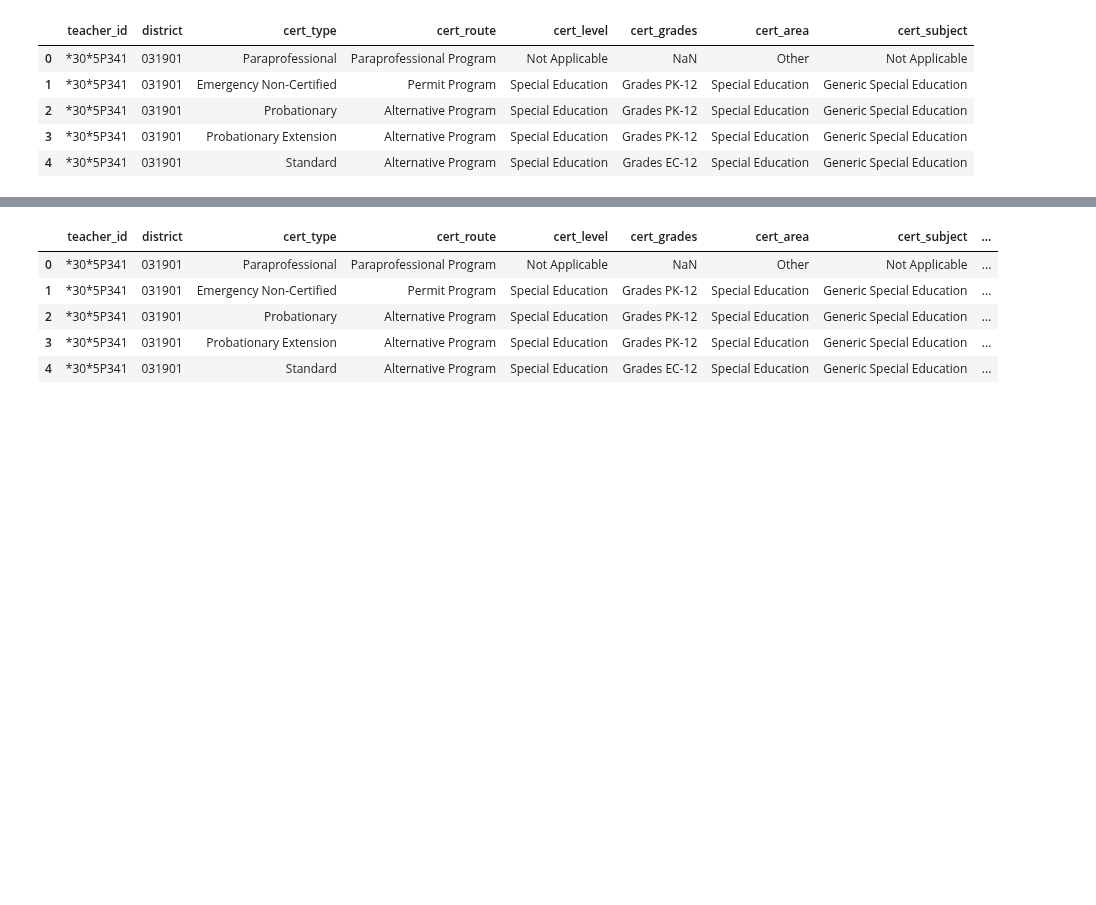
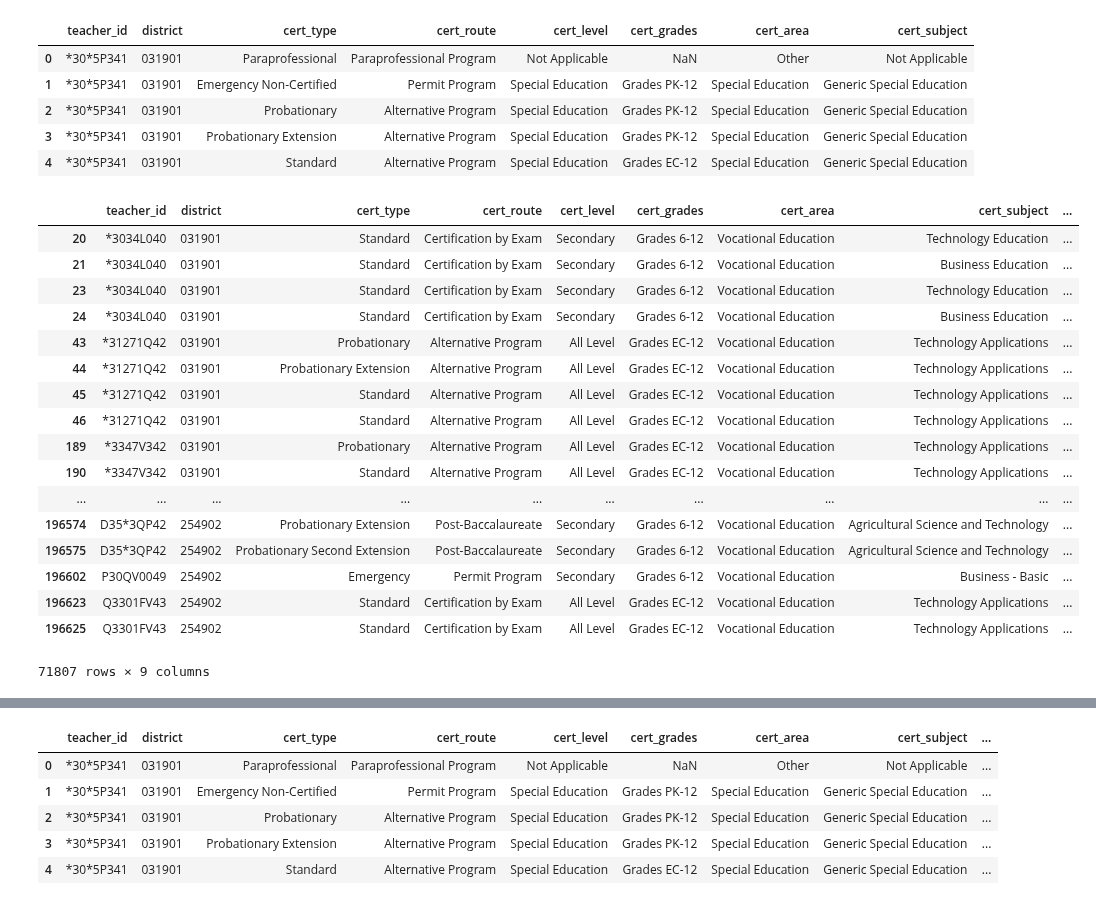
Before and after one commit to KylieLAnglin/dofis, a Jupyter notebook: data_from_tea/Check raw teacher data.ipynb, the cells around one changed output, grey strips where cells are left out. Saved outputs shown, nothing was run; the diff lists cells and outputs as text; code cells hidden in the pictures; blank space fills up the shorter version.

```diff
--- a/data_from_tea/Check raw teacher data.ipynb
+++ b/data_from_tea/Check raw teacher data.ipynb
@@ -51,3 +50,24 @@ certification.head()
 | 2 | *30*5P341 | 031901 | Probationary | Alternative Program | Special Education | Grades PK-12 | Special Education | Generic Special Education |
 | 3 | *30*5P341 | 031901 | Probationary Extension | Alternative Program | Special Education | Grades PK-12 | Special Education | Generic Special Education |
 | 4 | *30*5P341 | 031901 | Standard | Alternative Program | Special Education | Grades EC-12 | Special Education | Generic Special Education |
+# %%
+certification[certification.cert_area == "Vocational Education"]
+# %% [output]
+|  | teacher_id | district | cert_type | cert_route | cert_level | cert_grades | cert_area | cert_subject | ... |
+| 20 | *3034L040 | 031901 | Standard | Certification by Exam | Secondary | Grades 6-12 | Vocational Education | Technology Education | ... |
+| 21 | *3034L040 | 031901 | Standard | Certification by Exam | Secondary | Grades 6-12 | Vocational Education | Business Education | ... |
+| 23 | *3034L040 | 031901 | Standard | Certification by Exam | Secondary | Grades 6-12 | Vocational Education | Technology Education | ... |
+| 24 | *3034L040 | 031901 | Standard | Certification by Exam | Secondary | Grades 6-12 | Vocational Education | Business Education | ... |
+| 43 | *31271Q42 | 031901 | Probationary | Alternative Program | All Level | Grades EC-12 | Vocational Education | Technology Applications | ... |
+| 44 | *31271Q42 | 031901 | Probationary Extension | Alternative Program | All Level | Grades EC-12 | Vocational Education | Technology Applications | ... |
+| 45 | *31271Q42 | 031901 | Standard | Alternative Program | All Level | Grades EC-12 | Vocational Education | Technology Applications | ... |
+| 46 | *31271Q42 | 031901 | Standard | Alternative Program | All Level | Grades EC-12 | Vocational Education | Technology Applications | ... |
+| 189 | *3347V342 | 031901 | Probationary | Alternative Program | All Level | Grades EC-12 | Vocational Education | Technology Applications | ... |
+| 190 | *3347V342 | 031901 | Standard | Alternative Program | All Level | Grades EC-12 | Vocational Education | Technology Applications | ... |
+| ... | ... | ... | ... | ... | ... | ... | ... | ... | ... |
+| 196574 | D35*3QP42 | 254902 | Probationary Extension | Post-Baccalaureate | Secondary | Grades 6-12 | Vocational Education | Agricultural Science and Technology | ... |
+| 196575 | D35*3QP42 | 254902 | Probationary Second Extension | Post-Baccalaureate | Secondary | Grades 6-12 | Vocational Education | Agricultural Science and Technology | ... |
+| 196602 | P30QV0049 | 254902 | Emergency | Permit Program | Secondary | Grades 6-12 | Vocational Education | Business - Basic | ... |
+| 196623 | Q3301FV43 | 254902 | Standard | Certification by Exam | All Level | Grades EC-12 | Vocational Education | Technology Applications | ... |
+| 196625 | Q3301FV43 | 254902 | Standard | Certification by Exam | All Level | Grades EC-12 | Vocational Education | Technology Applications | ... |
+71807 rows × 9 columns
```
Also changed, not shown: parts of 17 cells of this notebook, 3 other files.
